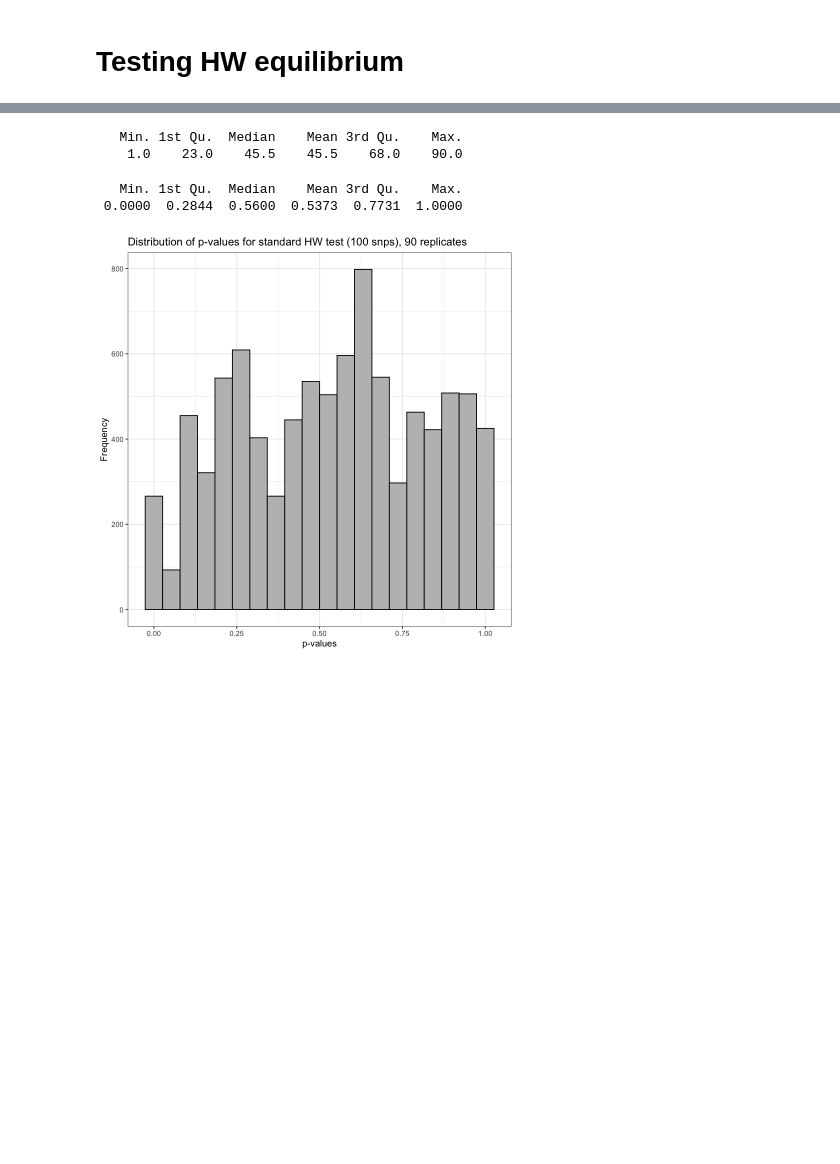
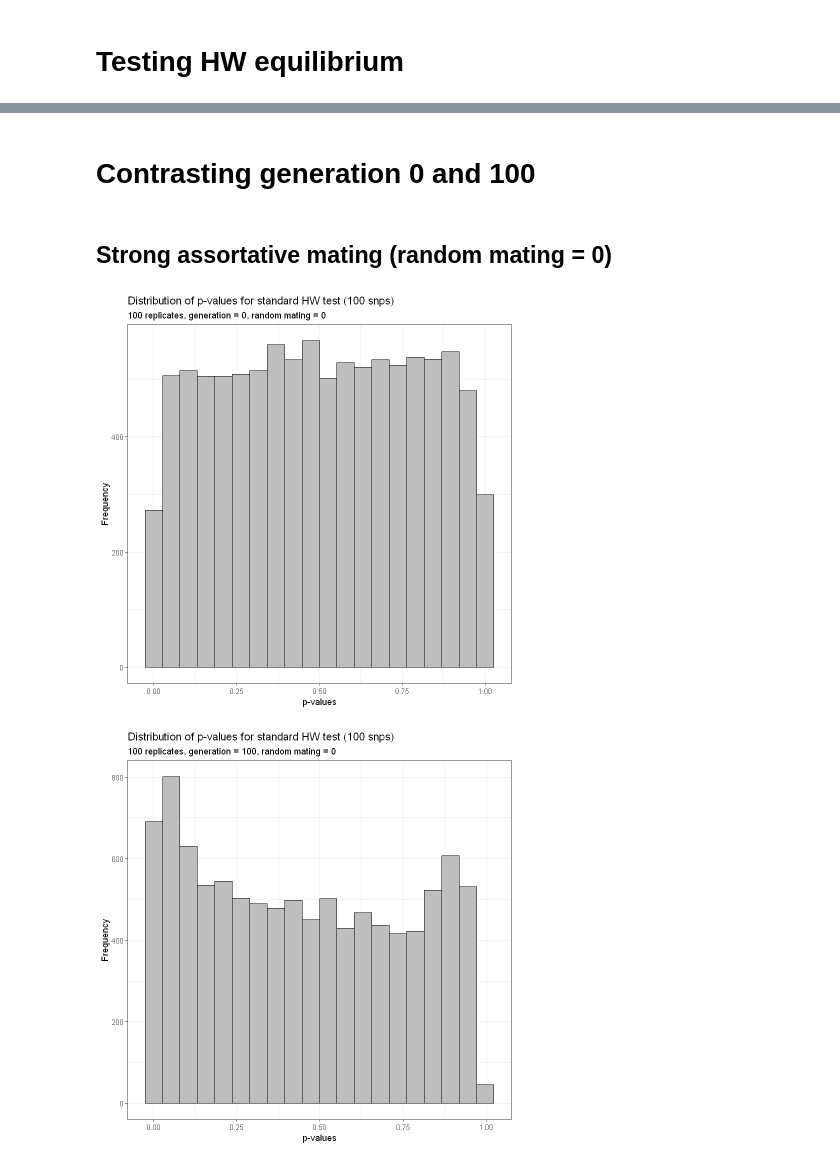
Before and after one commit to sdaza/obesity-dem-heritability, a Jupyter notebook: notebooks/testing-hw-snp-simulation.ipynb, the cells around one changed output, grey strips where cells are left out. Cells and saved outputs as stored; diff of their text form; code cells hidden in the pictures; blank space fills up the shorter version.

```diff
--- a/notebooks/testing-hw-snp-simulation.ipynb
+++ b/notebooks/testing-hw-snp-simulation.ipynb
@@ -11,27 +9,37 @@ output_path = "../output/data/"
 # %%
 # read data
 dat = fread(paste0(output_path, "agents-snp-hw.csv"))
+params = fread(paste0(output_path, "param-snp-hw.csv"))
 # create id
-dat[, id := .GRP, .(iteration, replicate)]
+dat[, id := .GRP, .(iteration)]
 # snp text to numeric
 vars = paste0("snp", 1:100)
 dat[, (vars) := tstrsplit(snps, ",", fixed=TRUE), id]
 dat[, (vars) := lapply(.SD, function(x) as.numeric(gsub(".+=|\\}", "", x))), .SDcols = vars]
+df = merge(dat, params[, .(iteration, replicate, random_mating)], by = c("iteration", "replicate"))
-# %% [output]
-   Min. 1st Qu.  Median    Mean 3rd Qu.    Max.
-    1.0    23.0    45.5    45.5    68.0    90.0
 # %%
 # compute p-values
-pvalues = NULL
-for (i in 1:90) {
-    # print(paste0("::::::: replicate ", i))
-    temp = copy(dat[id == 1])
-    m = as.matrix(transpose(temp[, .SD, .SDcols = names(temp) %like% "snp[0-9]+"]))
-    # using k=1 for standard HW test
-    LF = lfa(m, 1)
-    pvalues = c(pvalues, sHWE(m, LF, 4))
+getHWpvalues = function(data, rep = "replicates", k = 1, nsample = NULL) {
+    nr = nrow(data)
+
+    if (is.null(sample)) {
+        values = sort(unique(data$iteration))
+    } else {
+        values = sample(unique(data$iteration), nsample)
+    }
+
+
+    pvalues = NULL
+    vars = names(data)[grepl("^snp[0-9]+$", names(data))]
+    for (i in values) {
+        temp = copy(data[iteration == i, ..vars])
+        m = as.matrix(transpose(temp))
+        # use k=1 for standard HW test
+        LF = lfa(m, k)
+        pvalues = c(pvalues, sHWE(m, LF, 4))
+    }
+    print(summary(pvalues))
+    return(pvalues)
 }
-summary(pvalues)
-# %% [output]
-   Min. 1st Qu.  Median    Mean 3rd Qu.    Max.
- 0.0000  0.2844  0.5600  0.5373  0.7731  1.0000
+# %% [markdown]
+# Contrasting generation 0 and 100
@@ -38,7 +53,14 @@ summary(pvalues)
+# %% [markdown]
+## Strong assortative mating (random mating = 0)
 # %%
-# plot with distribution of p-values
-ggplot() + aes(pvalues)+ geom_histogram(bins = 20, fill="grey", colour="black") + theme_bw() +
+ggplot() + aes(pvalues0rm0)+ geom_histogram(bins = 20, fill="grey", colour="black") + theme_bw() +
     labs(x = "p-values", y = "Frequency",
-    title = "Distribution of p-values for standard HW test (100 snps), 90 replicates")
+    title = "Distribution of p-values for standard HW test (100 snps)",
+    subtitle = "100 replicates, generation = 0, random mating = 0")
+ggplot() + aes(pvalues100rm0)+ geom_histogram(bins = 20, fill="grey", colour="black") + theme_bw() +
+    labs(x = "p-values", y = "Frequency",
+    title = "Distribution of p-values for standard HW test (100 snps)",
+    subtitle = "100 replicates, generation = 100, random mating = 0")
 # %% [output]
-[figure, old version]
+[figure, new version]
+[figure, added]
```
Also changed, not shown: parts of 6 cells of this notebook, 7 other files.
